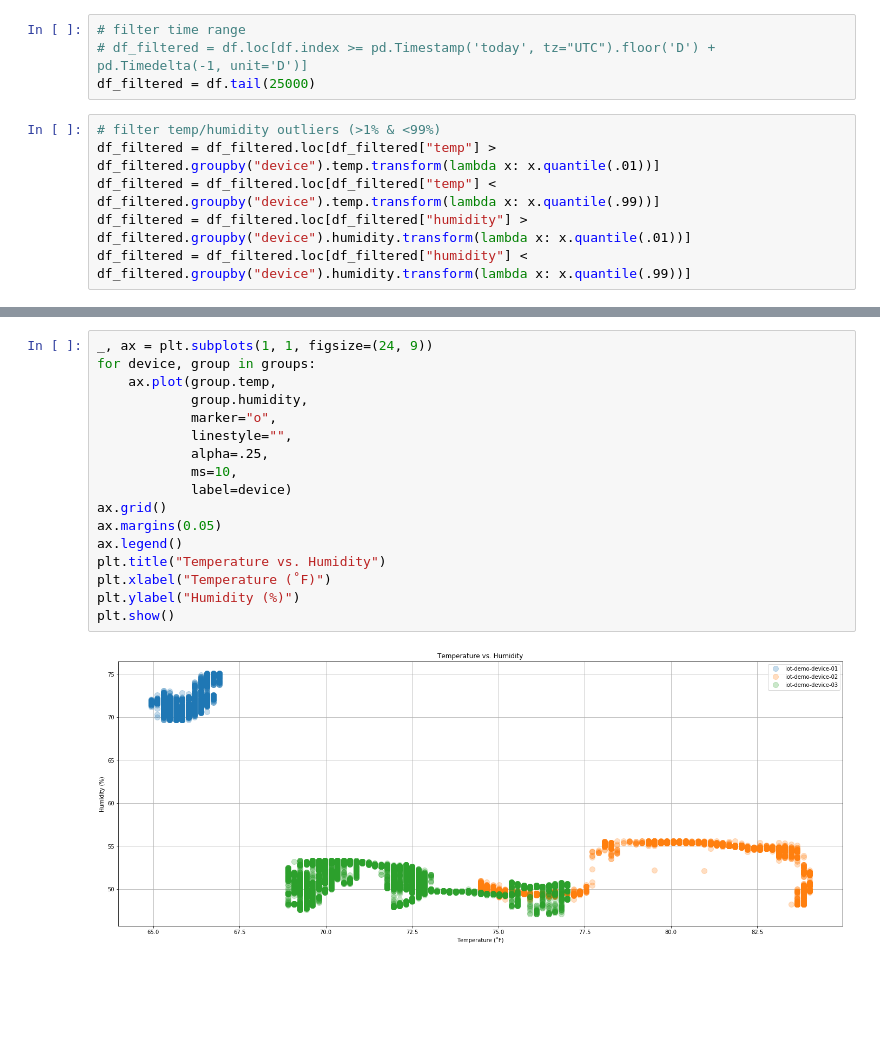
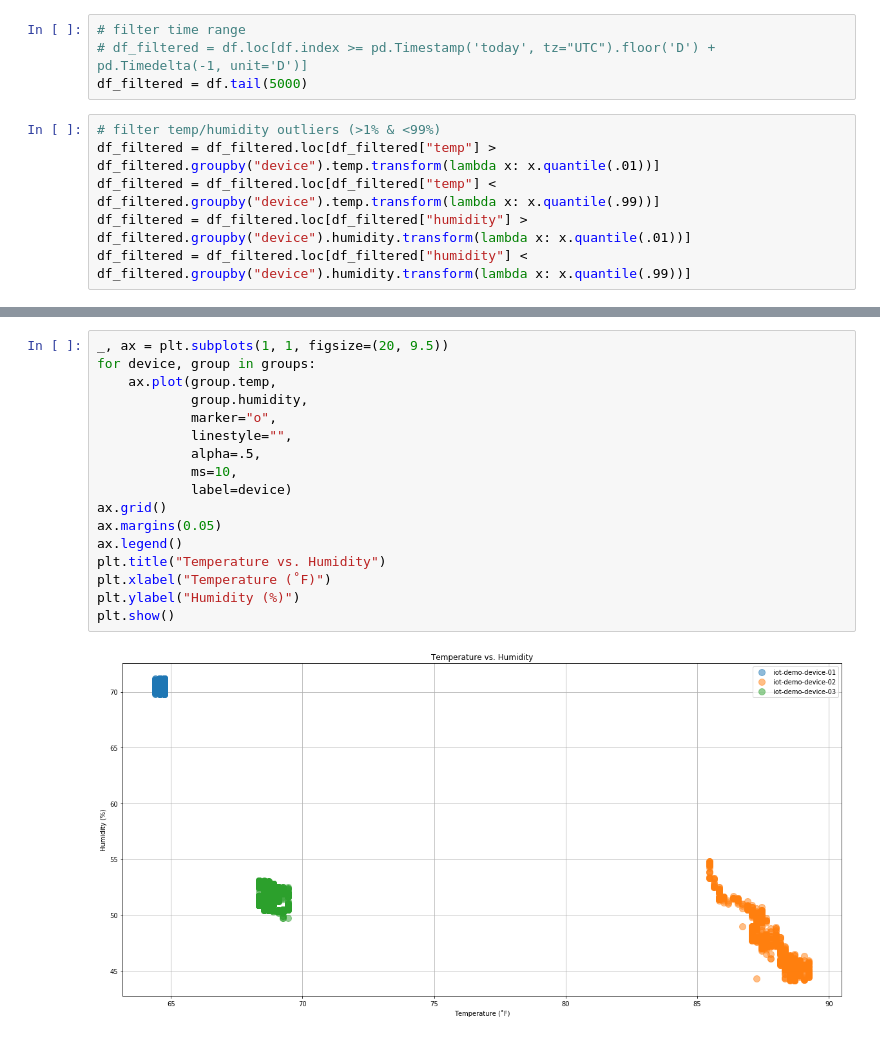
Before and after one commit to garystafford/real-time-iot-notebooks, a Jupyter notebook: Octank_IIoT_Demo_Pandas.ipynb, the cells around one changed output, grey strips where cells are left out. Cells and saved outputs as stored; diff of their text form; blank space fills up the shorter version.

```diff
--- a/Octank_IIoT_Demo_Pandas.ipynb
+++ b/Octank_IIoT_Demo_Pandas.ipynb
@@ -78,7 +78,7 @@ dtype: int64
 # %%
 # filter time range
 # df_filtered = df.loc[df.index >= pd.Timestamp('today', tz="UTC").floor('D') + pd.Timedelta(-1, unit='D')]
-df_filtered = df.tail(25000)
+df_filtered = df.tail(5000)
 # %%
 # filter temp/humidity outliers (>1% & <99%)
 df_filtered = df_filtered.loc[df_filtered["temp"] > df_filtered.groupby("device").temp.transform(lambda x: x.quantile(.01))]
@@ -125,23 +126,23 @@ iot-demo-device-03    53.299999
 Name: humidity, dtype: float64
 # %%
-_, ax = plt.subplots(1, 1, figsize=(24, 9))
+_, ax = plt.subplots(1, 1, figsize=(20, 9.5))
 for device, group in groups:
     ax.plot(group.temp,
             group.humidity,
             marker="o",
             linestyle="",
-            alpha=.25,
+            alpha=.5,
             ms=10,
             label=device)
 ax.grid()
 ax.margins(0.05)
 ax.legend()
 plt.title("Temperature vs. Humidity")
 plt.xlabel("Temperature (˚F)")
 plt.ylabel("Humidity (%)")
 plt.show()
 # %% [output]
-[figure, old version]
+[figure, new version]
 # %%
 register_matplotlib_converters()
 myFmt = DateFormatter("%Y-%m-%d %H:%M")
```
Also changed, not shown: parts of 10 cells of this notebook.
